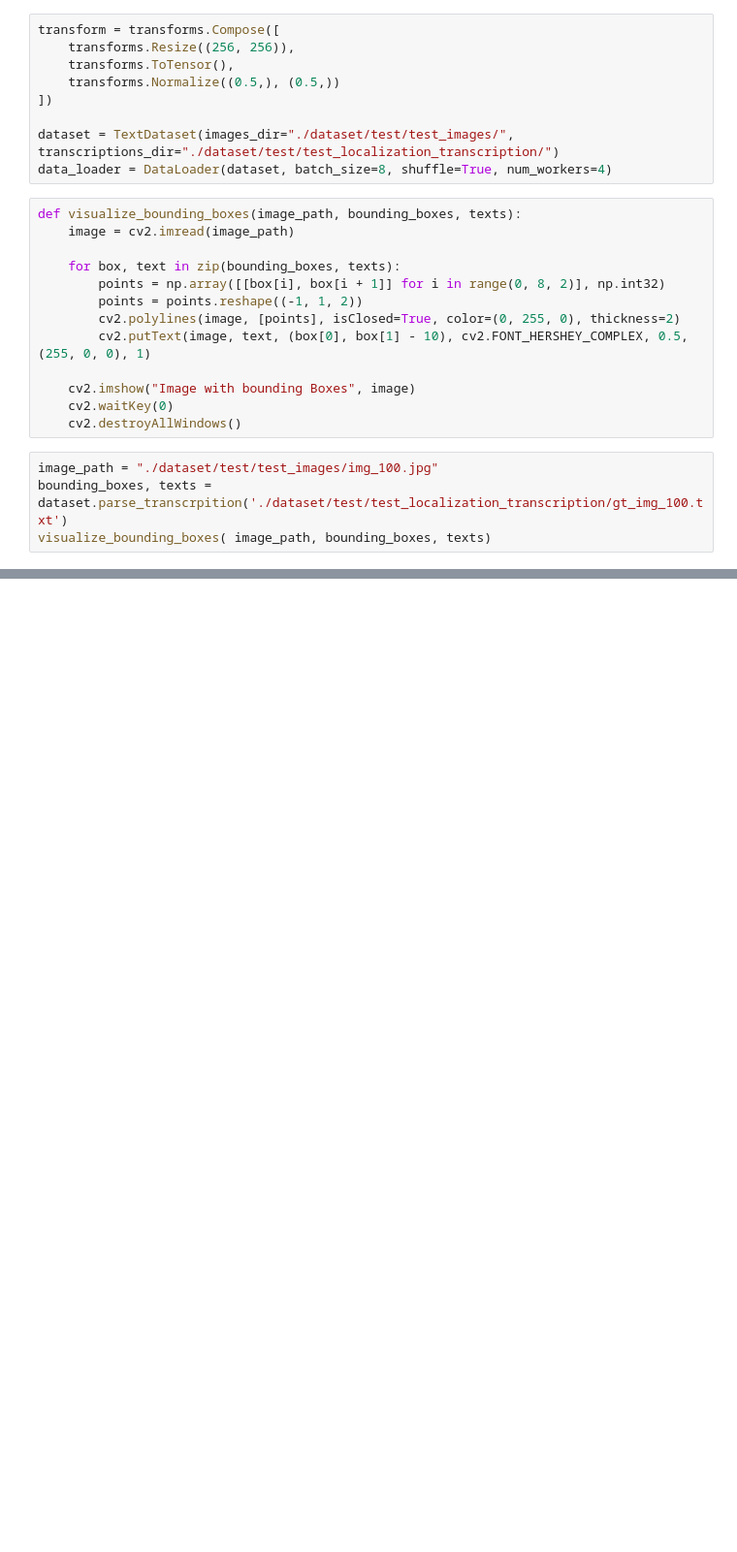
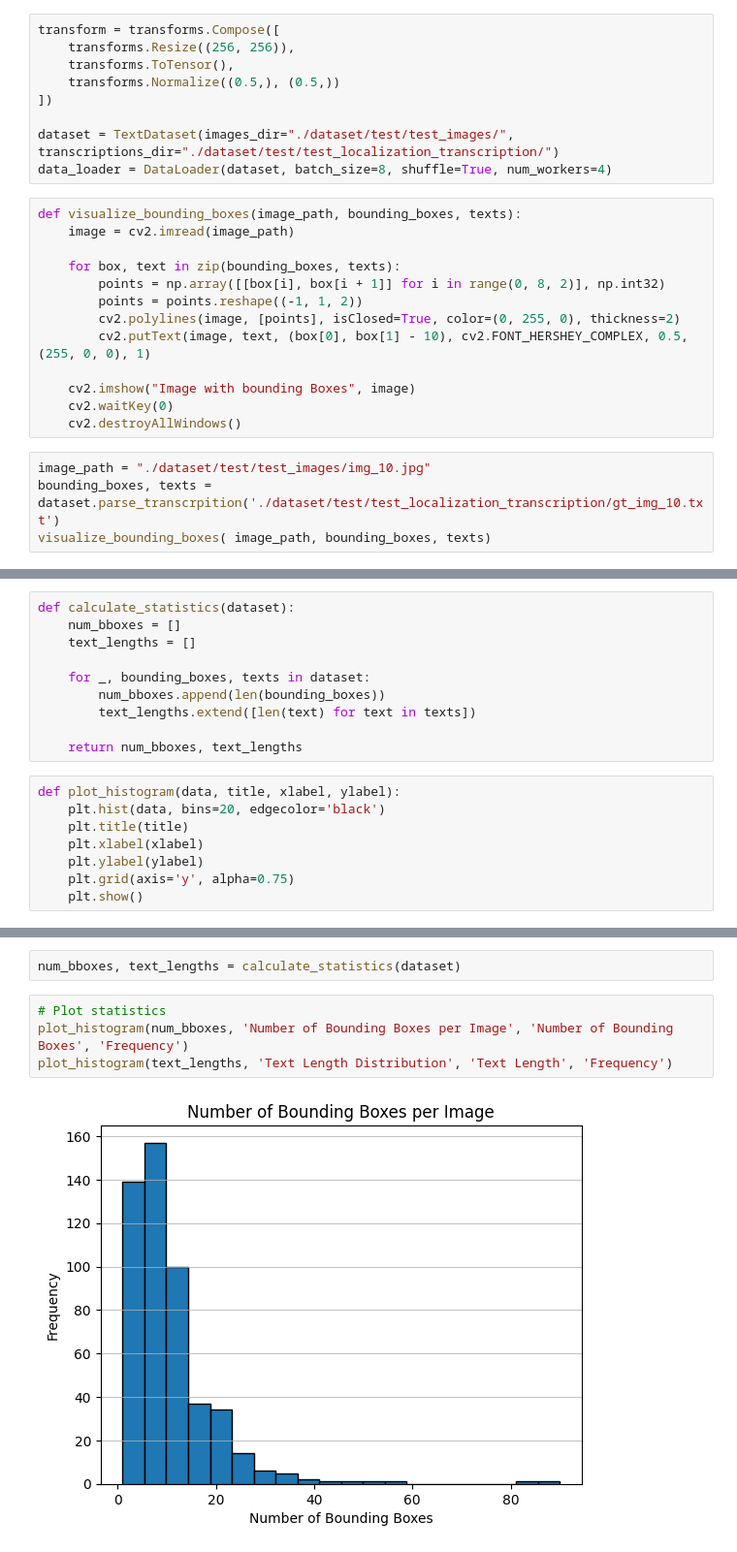
Before and after one commit to MartinLahoumh/SeniorDesign, a Jupyter notebook: Model/model.ipynb, the cells around one changed output, grey strips where cells are left out. Shown: that part at 97% size. Saved outputs shown, nothing was run; the diff lists cells and outputs as text; blank space fills up the shorter version.

Commit message:
Fixed up model.ipynb and added analysis of dataset (Very basic analysis however)

```diff
--- a/Model/model.ipynb
+++ b/Model/model.ipynb
@@ -83,6 +72,6 @@ def visualize_bounding_boxes(image_path, bounding_boxes, texts):
     cv2.waitKey(0)
     cv2.destroyAllWindows()
 # %%
-image_path = "./dataset/test/test_images/img_100.jpg"
-bounding_boxes, texts = dataset.parse_transcrpition('./dataset/test/test_localization_transcription/gt_img_100.txt')
+image_path = "./dataset/test/test_images/img_10.jpg"
+bounding_boxes, texts = dataset.parse_transcrpition('./dataset/test/test_localization_transcription/gt_img_10.txt')
 visualize_bounding_boxes( image_path, bounding_boxes, texts)
@@ -88,0 +80,18 @@ visualize_bounding_boxes( image_path, bounding_boxes, texts)
+# %%
+def calculate_statistics(dataset):
+    num_bboxes = []
+    text_lengths = []
+
+    for _, bounding_boxes, texts in dataset:
+        num_bboxes.append(len(bounding_boxes))
+        text_lengths.extend([len(text) for text in texts])
+
+    return num_bboxes, text_lengths
+# %%
+def plot_histogram(data, title, xlabel, ylabel):
+    plt.hist(data, bins=20, edgecolor='black')
+    plt.title(title)
+    plt.xlabel(xlabel)
+    plt.ylabel(ylabel)
+    plt.grid(axis='y', alpha=0.75)
+    plt.show()
@@ -88,0 +110,8 @@ visualize_bounding_boxes( image_path, bounding_boxes, texts)
+# %%
+num_bboxes, text_lengths = calculate_statistics(dataset)
+# %%
+# Plot statistics
+plot_histogram(num_bboxes, 'Number of Bounding Boxes per Image', 'Number of Bounding Boxes', 'Frequency')
+plot_histogram(text_lengths, 'Text Length Distribution', 'Text Length', 'Frequency')
+# %% [output]
+[figure, added]
```
Also changed, not shown: parts of 10 cells of this notebook.
